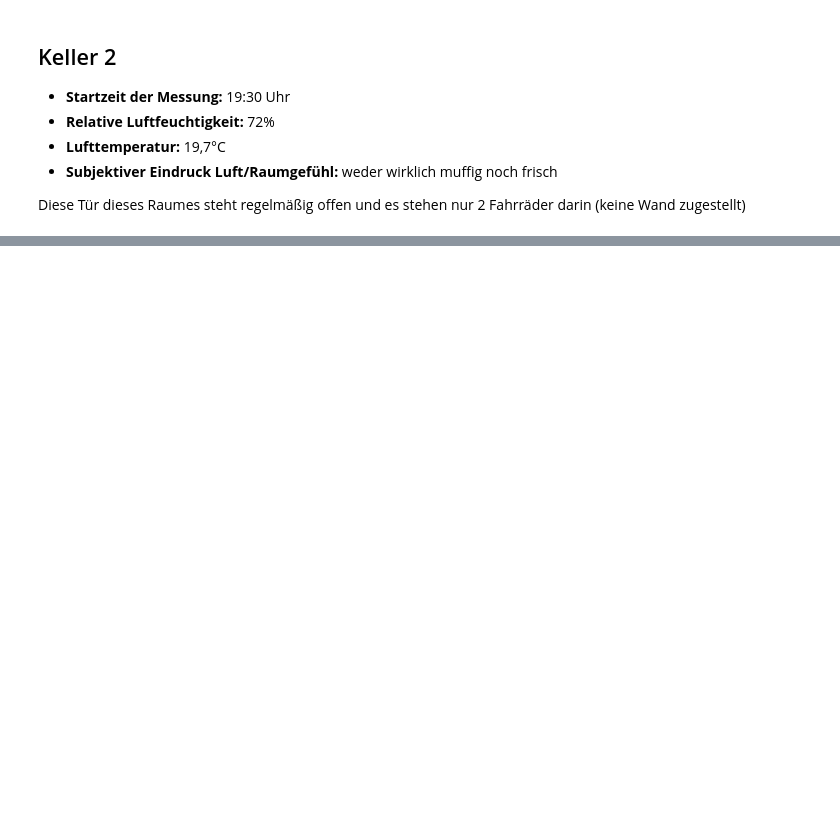
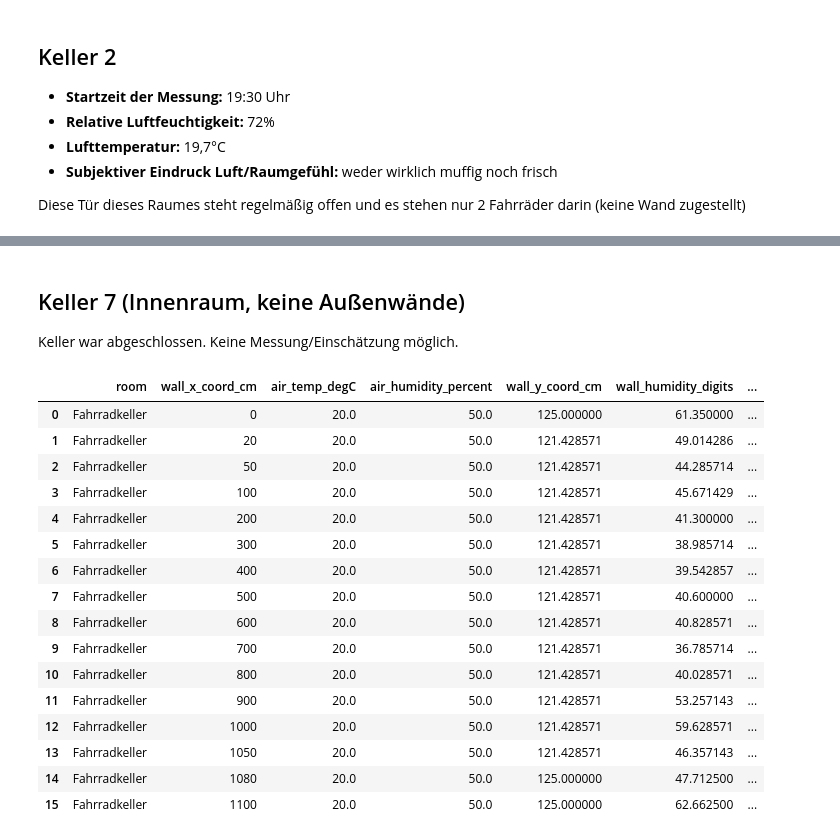
Before and after one commit to saslonia/keller_feuchtigkeit, a Jupyter notebook: auswertung.ipynb, the cells around one changed output, grey strips where cells are left out. Cells and saved outputs as stored; diff of their text form; code cells hidden in the pictures; blank space fills up the shorter version.

```diff
--- a/auswertung.ipynb
+++ b/auswertung.ipynb
@@ -259,0 +346,27 @@ create_plots(df, "Keller 9", "Ostwand")
+# %% [markdown]
+## Keller 7 (Innenraum, keine Außenwände)
+
+Keller war abgeschlossen. Keine Messung/Einschätzung möglich.
+# %%
+room = "Fahrradkeller"
+wall = "Südwand"
+df_wall = df[(df["room"] == room) & (df["wall"] == wall)]
+df_wall.groupby(["room", "wall_x_coord_cm"]).mean("wall_humidity_digits").reset_index()
+# %% [output]
+|  | room | wall_x_coord_cm | air_temp_degC | air_humidity_percent | wall_y_coord_cm | wall_humidity_digits | ... |
+| 0 | Fahrradkeller | 0 | 20.0 | 50.0 | 125.000000 | 61.350000 | ... |
+| 1 | Fahrradkeller | 20 | 20.0 | 50.0 | 121.428571 | 49.014286 | ... |
+| 2 | Fahrradkeller | 50 | 20.0 | 50.0 | 121.428571 | 44.285714 | ... |
+| 3 | Fahrradkeller | 100 | 20.0 | 50.0 | 121.428571 | 45.671429 | ... |
+| 4 | Fahrradkeller | 200 | 20.0 | 50.0 | 121.428571 | 41.300000 | ... |
+| 5 | Fahrradkeller | 300 | 20.0 | 50.0 | 121.428571 | 38.985714 | ... |
+| 6 | Fahrradkeller | 400 | 20.0 | 50.0 | 121.428571 | 39.542857 | ... |
+| 7 | Fahrradkeller | 500 | 20.0 | 50.0 | 121.428571 | 40.600000 | ... |
+| 8 | Fahrradkeller | 600 | 20.0 | 50.0 | 121.428571 | 40.828571 | ... |
+| 9 | Fahrradkeller | 700 | 20.0 | 50.0 | 121.428571 | 36.785714 | ... |
+| 10 | Fahrradkeller | 800 | 20.0 | 50.0 | 121.428571 | 40.028571 | ... |
+| 11 | Fahrradkeller | 900 | 20.0 | 50.0 | 121.428571 | 53.257143 | ... |
+| 12 | Fahrradkeller | 1000 | 20.0 | 50.0 | 121.428571 | 59.628571 | ... |
+| 13 | Fahrradkeller | 1050 | 20.0 | 50.0 | 121.428571 | 46.357143 | ... |
+| 14 | Fahrradkeller | 1080 | 20.0 | 50.0 | 125.000000 | 47.712500 | ... |
+| 15 | Fahrradkeller | 1100 | 20.0 | 50.0 | 125.000000 | 62.662500 | ... |
```
Also changed, not shown: parts of 39 cells of this notebook, 6 other files.
